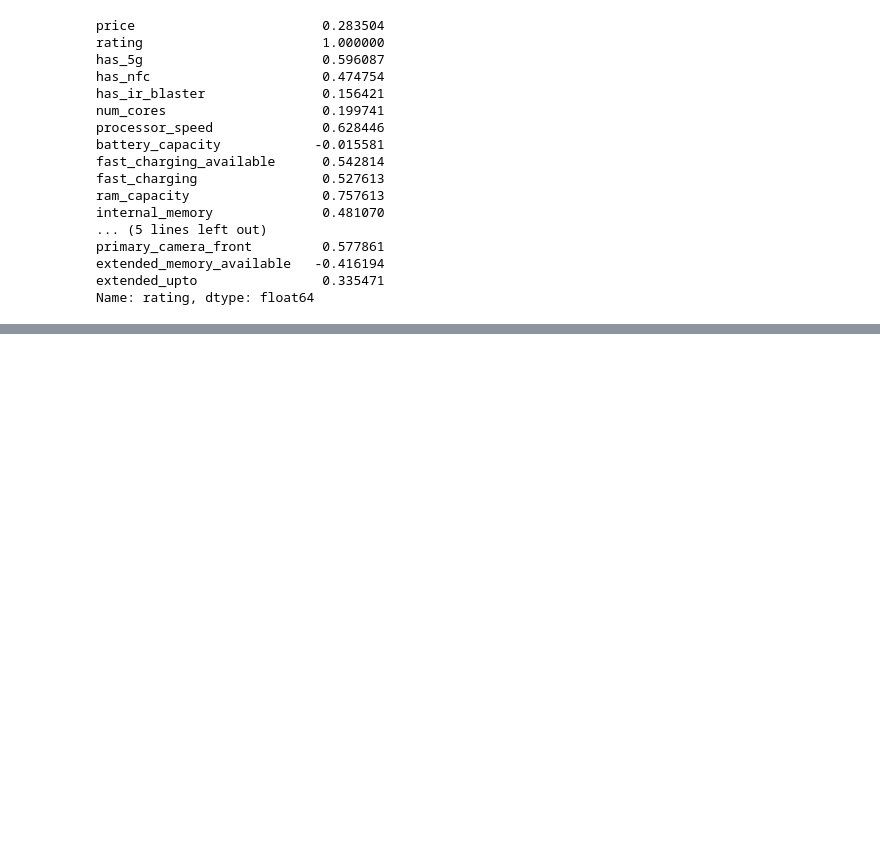
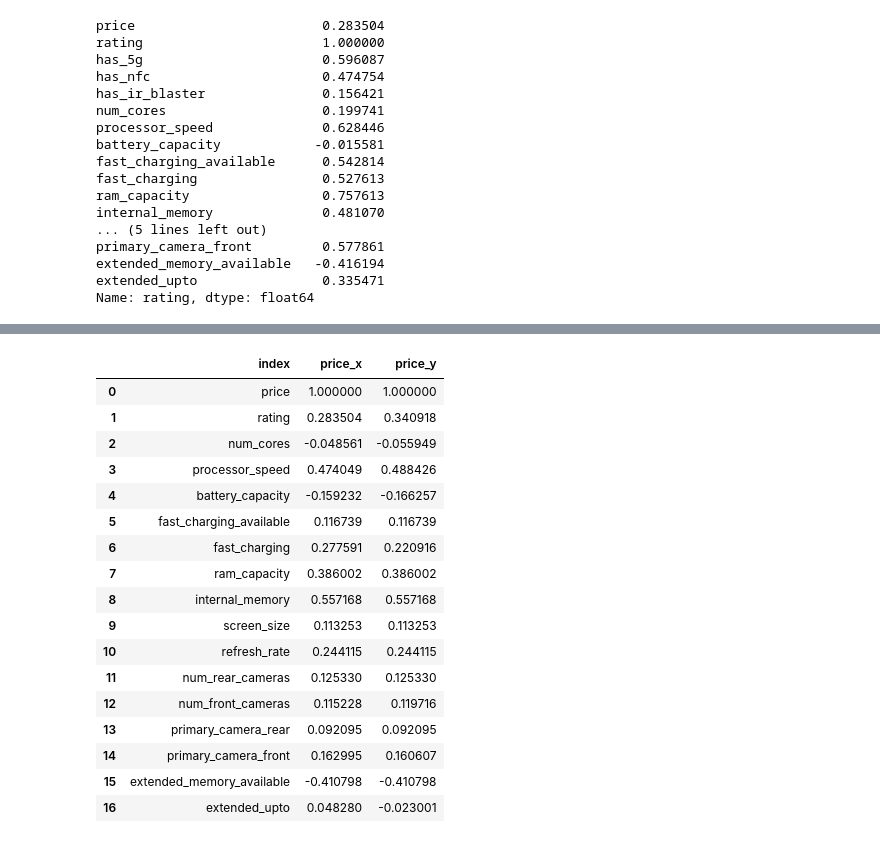
Before and after one commit to vivekluhar/smartphone-data-cleaning-and-eda, a Jupyter notebook: EDA.ipynb, the cells around one changed output, grey strips where cells are left out. Cells and saved outputs as stored; diff of their text form; code cells hidden in the pictures; blank space fills up the shorter version.

Commit message:
Fill null values with KNN Imputer

```diff
--- a/EDA.ipynb
+++ b/EDA.ipynb
@@ -579,0 +592,26 @@ x_df['price'] = df['price']
+# %%
+a = x_df.corr()['price'].reset_index()
+# %%
+b = num_columns.corr()['price'].reset_index()
+# %%
+# changes in after & before fill null values
+b.merge(a,on='index')
+# %% [output]
+|  | index | price_x | price_y |
+| 0 | price | 1.000000 | 1.000000 |
+| 1 | rating | 0.283504 | 0.340918 |
+| 2 | num_cores | -0.048561 | -0.055949 |
+| 3 | processor_speed | 0.474049 | 0.488426 |
+| 4 | battery_capacity | -0.159232 | -0.166257 |
+| 5 | fast_charging_available | 0.116739 | 0.116739 |
+| 6 | fast_charging | 0.277591 | 0.220916 |
+| 7 | ram_capacity | 0.386002 | 0.386002 |
+| 8 | internal_memory | 0.557168 | 0.557168 |
+| 9 | screen_size | 0.113253 | 0.113253 |
+| 10 | refresh_rate | 0.244115 | 0.244115 |
+| 11 | num_rear_cameras | 0.125330 | 0.125330 |
+| 12 | num_front_cameras | 0.115228 | 0.119716 |
+| 13 | primary_camera_rear | 0.092095 | 0.092095 |
+| 14 | primary_camera_front | 0.162995 | 0.160607 |
+| 15 | extended_memory_available | -0.410798 | -0.410798 |
+| 16 | extended_upto | 0.048280 | -0.023001 |
```
Also changed, not shown: parts of 22 cells of this notebook.
